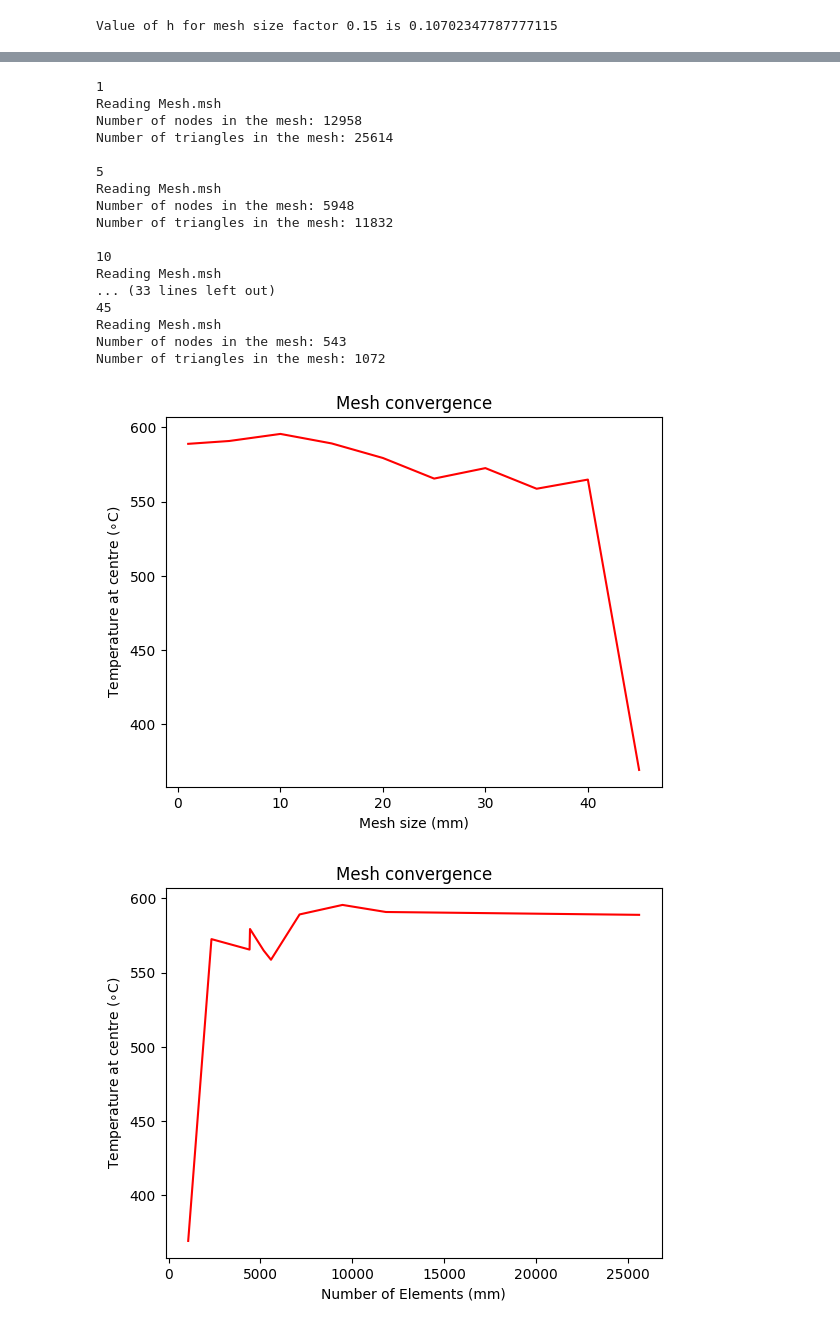
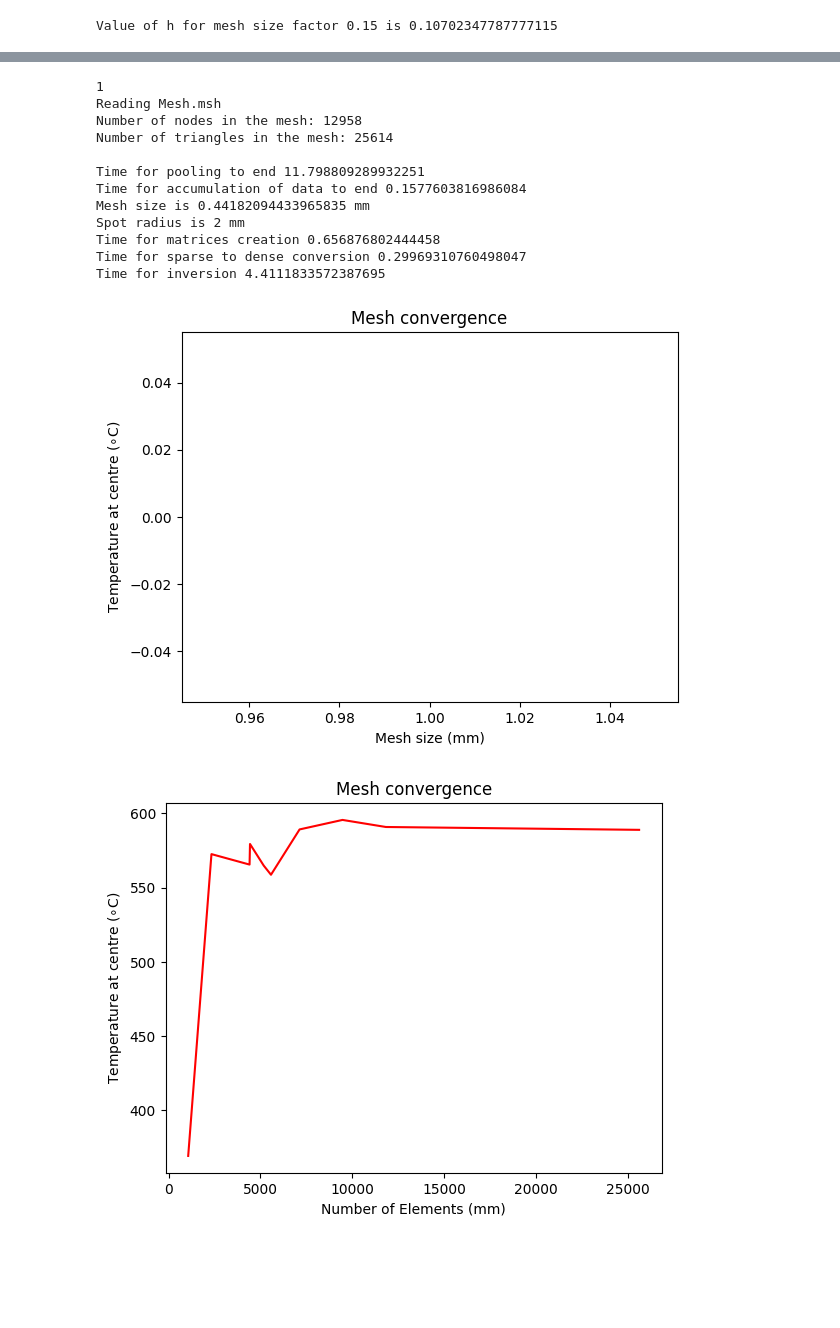
Before and after one commit to me21b172/ME5204-Project, a Jupyter notebook: Submission/ME21BB078_ME21B172_code.ipynb, the cells around one changed output, grey strips where cells are left out. Drawn from its saved outputs; the diff is of its cells as text; code cells hidden in the pictures; blank space fills up the shorter version.

```diff
--- a/Submission/ME21BB078_ME21B172_code.ipynb
+++ b/Submission/ME21BB078_ME21B172_code.ipynb
@@ -221,7 +221,9 @@ class FEM:
         rhs_sparse = coo_array(rhs_sub)
 
         st = time.time()
-        theta_sub = scipy.sparse.linalg.spsolve(K_sparse+G_sparse,rhs_sparse)
+        # theta_sub = scipy.sparse.linalg.spsolve(K_sparse+G_sparse,rhs_sparse)
+        theta_sub = np.linalg.inv(K_sub+G_sub)@(rhs_sub)
+
         if verbose == True:
             print(f"Time for inversion {time.time()-st}")
 
@@ -485,54 +473,50 @@ gc.collect()
 # %%
 # mesh convergence for the coarser part given that for finer the factor is 0.15
 
-mesh_size_factors = np.array([1]+ np.arange(5,50,5).tolist())
+# mesh_size_factors = np.array([1]+ np.arange(5,50,5).tolist())
+mesh_size_factors = [1]
 meshFactorForAdaptiveSurface = 0.15
 rep = np.array([50,25,0]).reshape(1,-1)
 mesh_sizes = []
 T_reps = []
 numberOfEles = []
 for mesh_size_factor in mesh_size_factors:
     print(mesh_size_factor)
     nodecoords,ele_con = createMesh(geo_file='rectange.geo',
                                     meshFactorForEntireSurface=mesh_size_factor,
                                     meshFactorForAdaptiveSurface=meshFactorForAdaptiveSurface,
                                     xSource=50,
                                     ySource=25,
                                     isMeshRectangle=True
                                 )
     soln1 = FEM(nodecoords,ele_con,np.array([[50,25]]))
-    h,K,G,F,boundary,theta = soln1.fit_ele(mode = "linear",verbose = False)
+    h,K,G,F,boundary,theta = soln1.fit_ele(mode = "linear",verbose = True)
     mesh_sizes.append(h)
 
     distances = np.sum(np.square(nodecoords-rep),axis = 1)
     closest = np.argmin(distances)
     T_reps.append(theta[closest])
     numberOfEles.append(len(ele_con))
 
 plt.plot(mesh_size_factors,T_reps,'r')
 plt.title('Mesh convergence')
 plt.xlabel('Mesh size (mm)')
 plt.ylabel(r'Temperature at centre ($\circ$C)')
 plt.show()
 # %% [output]
 1
 Reading Mesh.msh
 Number of nodes in the mesh: 12958
 Number of triangles in the mesh: 25614
 
-5
-Reading Mesh.msh
-Number of nodes in the mesh: 5948
-Number of triangles in the mesh: 11832
-
-10
-Reading Mesh.msh
-... (33 lines left out)
-45
-Reading Mesh.msh
-Number of nodes in the mesh: 543
-Number of triangles in the mesh: 1072
+Time for pooling to end 11.798809289932251
+Time for accumulation of data to end 0.1577603816986084
+Mesh size is 0.44182094433965835 mm
+Spot radius is 2 mm
+Time for matrices creation 0.656876802444458
+Time for sparse to dense conversion 0.29969310760498047
+Time for inversion 4.4111833572387695
-[figure, old version]
+[figure, new version]
 # %%
 ele = np.argsort(numberOfEles)
 plt.plot(np.array(numberOfEles)[ele],np.array(T_reps)[ele],'r')
```
Also changed, not shown: parts of 4 cells of this notebook, 1 other file.
